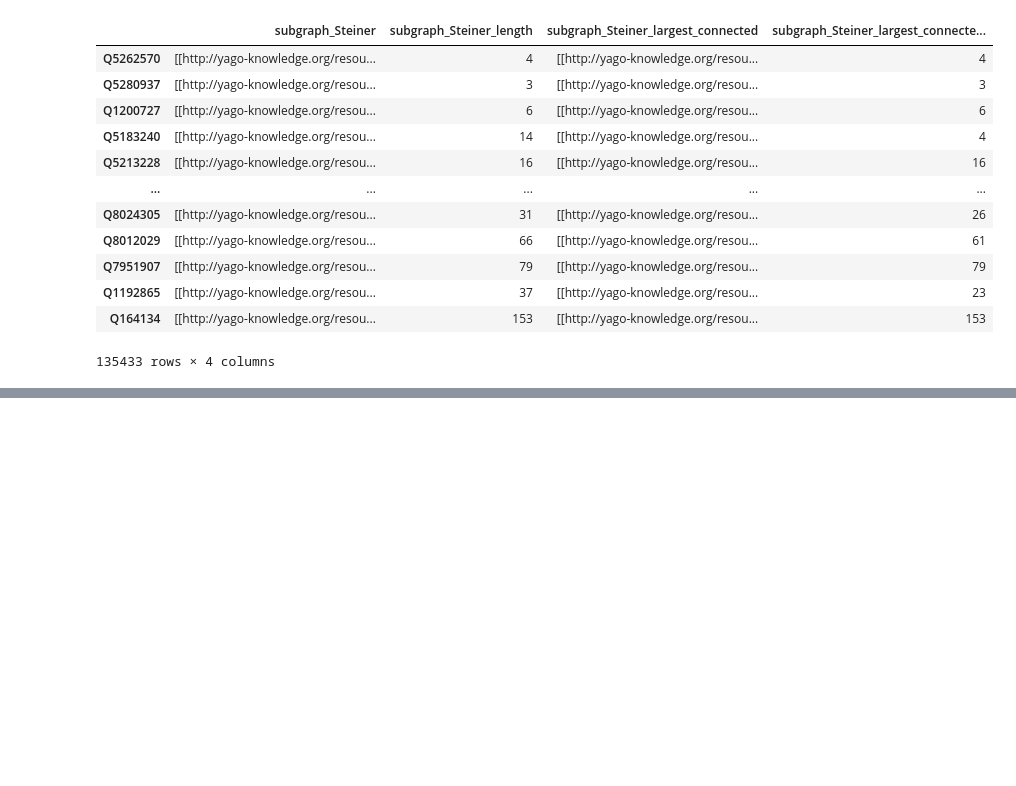
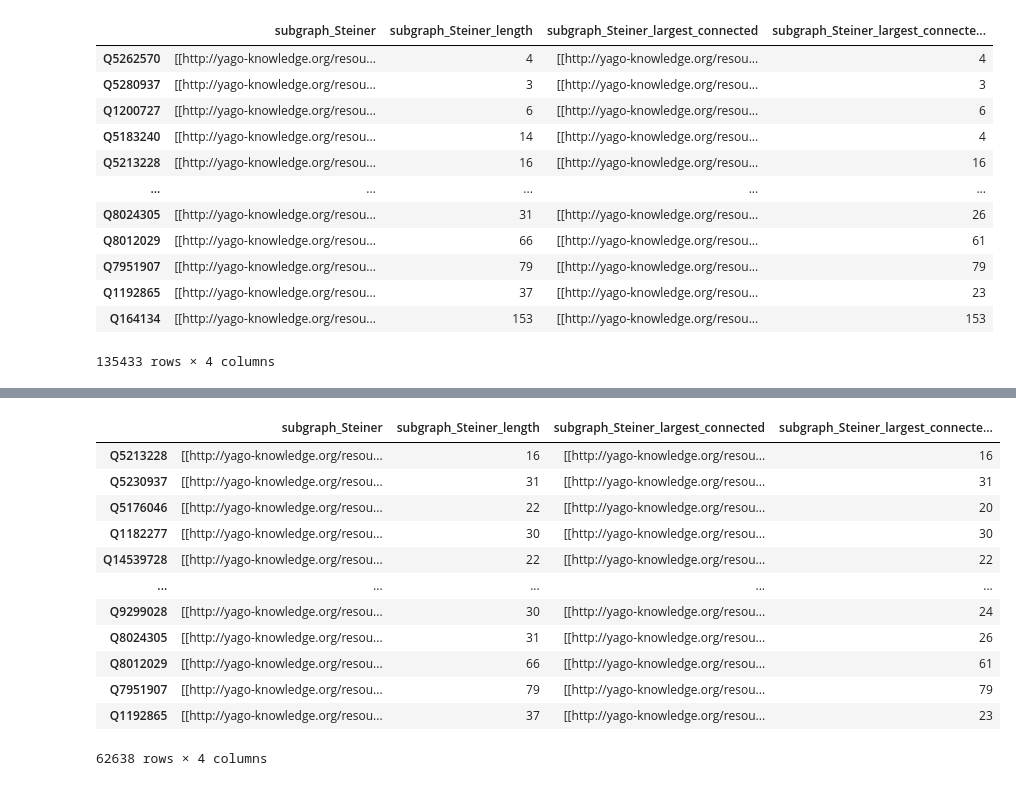
Before and after one commit to PreetamDammu/ClaimBenchKG, a Jupyter notebook: yago/adhoc_tasks.ipynb, the cells around one changed output, grey strips where cells are left out. Saved outputs shown, nothing was run; the diff lists cells and outputs as text; code cells hidden in the pictures; blank space fills up the shorter version.

```diff
--- a/yago/adhoc_tasks.ipynb
+++ b/yago/adhoc_tasks.ipynb
@@ -223,3 +194,20 @@ Basic Statistics:
 Insights:
 - The distribution is likely right-skewed (positively skewed).
 - Consider graphs with extremely high or low node counts as potential outliers.
+# %%
+rdf = df[(df['subgraph_Steiner_largest_connected_length'] > 10) & (df['subgraph_Steiner_largest_connected_length'] < 100)]
+rdf
+# %% [output]
+|  | subgraph_Steiner | subgraph_Steiner_length | subgraph_Steiner_largest_connected | subgraph_Steiner_largest_connecte... |
+| Q5213228 | [[http://yago-knowledge.org/resou... | 16 | [[http://yago-knowledge.org/resou... | 16 |
+| Q5230937 | [[http://yago-knowledge.org/resou... | 31 | [[http://yago-knowledge.org/resou... | 31 |
+| Q5176046 | [[http://yago-knowledge.org/resou... | 22 | [[http://yago-knowledge.org/resou... | 20 |
+| Q1182277 | [[http://yago-knowledge.org/resou... | 30 | [[http://yago-knowledge.org/resou... | 30 |
+| Q14539728 | [[http://yago-knowledge.org/resou... | 22 | [[http://yago-knowledge.org/resou... | 22 |
+| ... | ... | ... | ... | ... |
+| Q9299028 | [[http://yago-knowledge.org/resou... | 30 | [[http://yago-knowledge.org/resou... | 24 |
+| Q8024305 | [[http://yago-knowledge.org/resou... | 31 | [[http://yago-knowledge.org/resou... | 26 |
+| Q8012029 | [[http://yago-knowledge.org/resou... | 66 | [[http://yago-knowledge.org/resou... | 61 |
+| Q7951907 | [[http://yago-knowledge.org/resou... | 79 | [[http://yago-knowledge.org/resou... | 79 |
+| Q1192865 | [[http://yago-knowledge.org/resou... | 37 | [[http://yago-knowledge.org/resou... | 23 |
+62638 rows × 4 columns
```
Also changed, not shown: parts of 9 cells of this notebook.
